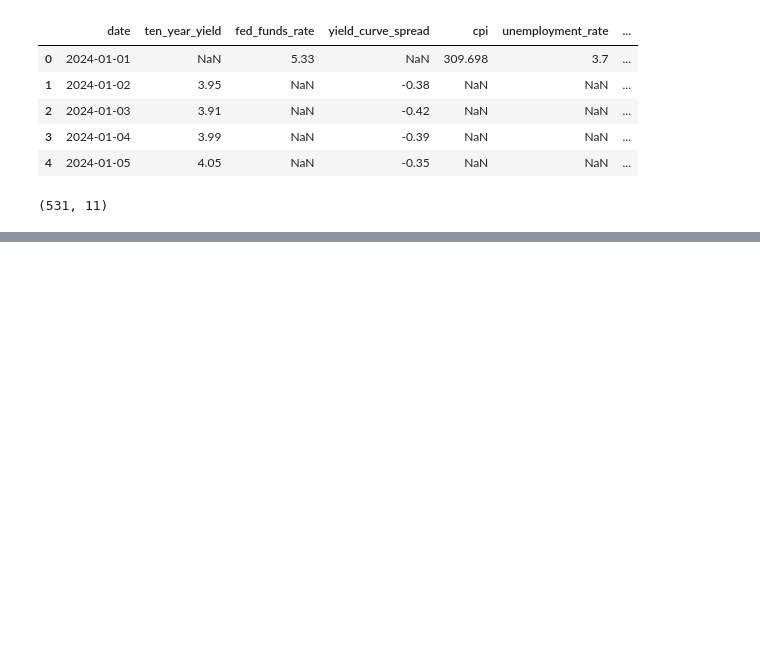
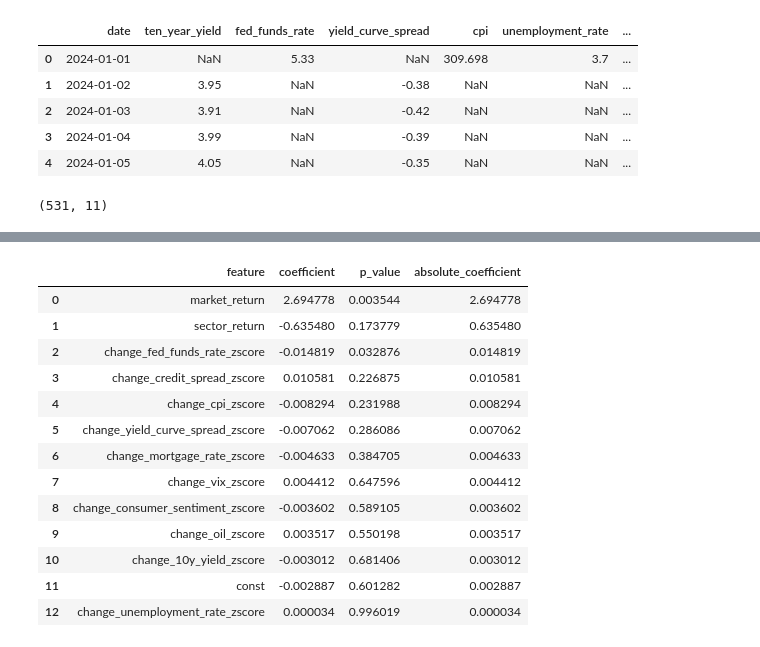
Before and after one commit to Jacob-Habte/macrosense-equity-attribution, a Jupyter notebook: notebooks/01_data_test.ipynb, the cells around one changed output, grey strips where cells are left out. Saved outputs shown, nothing was run; the diff lists cells and outputs as text; code cells hidden in the pictures; blank space fills up the shorter version.

```diff
--- a/notebooks/01_data_test.ipynb
+++ b/notebooks/01_data_test.ipynb
@@ -331,0 +708,31 @@ macro_data.to_csv("../data/raw_macro_full.csv", index=False)
+# %%
+import sys
+
+sys.path.append("../src")
+
+from analysis import run_full_regression_analysis, create_coefficient_table
+
+merged_fico, fico_model, fico_regression_data = run_full_regression_analysis(
+    "FICO",
+    "2024-01-01",
+    "2026-01-01"
+)
+
+fico_coefficients = create_coefficient_table(fico_model)
+
+fico_coefficients
+# %% [output]
+|  | feature | coefficient | p_value | absolute_coefficient |
+| 0 | market_return | 2.694778 | 0.003544 | 2.694778 |
+| 1 | sector_return | -0.635480 | 0.173779 | 0.635480 |
+| 2 | change_fed_funds_rate_zscore | -0.014819 | 0.032876 | 0.014819 |
+| 3 | change_credit_spread_zscore | 0.010581 | 0.226875 | 0.010581 |
+| 4 | change_cpi_zscore | -0.008294 | 0.231988 | 0.008294 |
+| 5 | change_yield_curve_spread_zscore | -0.007062 | 0.286086 | 0.007062 |
+| 6 | change_mortgage_rate_zscore | -0.004633 | 0.384705 | 0.004633 |
+| 7 | change_vix_zscore | 0.004412 | 0.647596 | 0.004412 |
+| 8 | change_consumer_sentiment_zscore | -0.003602 | 0.589105 | 0.003602 |
+| 9 | change_oil_zscore | 0.003517 | 0.550198 | 0.003517 |
+| 10 | change_10y_yield_zscore | -0.003012 | 0.681406 | 0.003012 |
+| 11 | const | -0.002887 | 0.601282 | 0.002887 |
+| 12 | change_unemployment_rate_zscore | 0.000034 | 0.996019 | 0.000034 |
```
Also changed, not shown: parts of 31 cells of this notebook, 9 other files.
